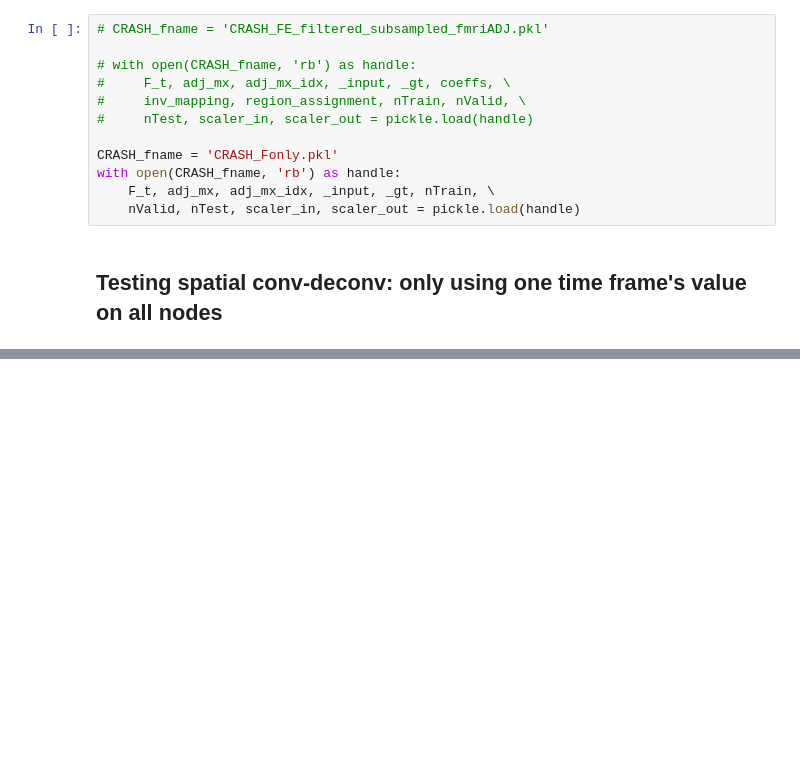
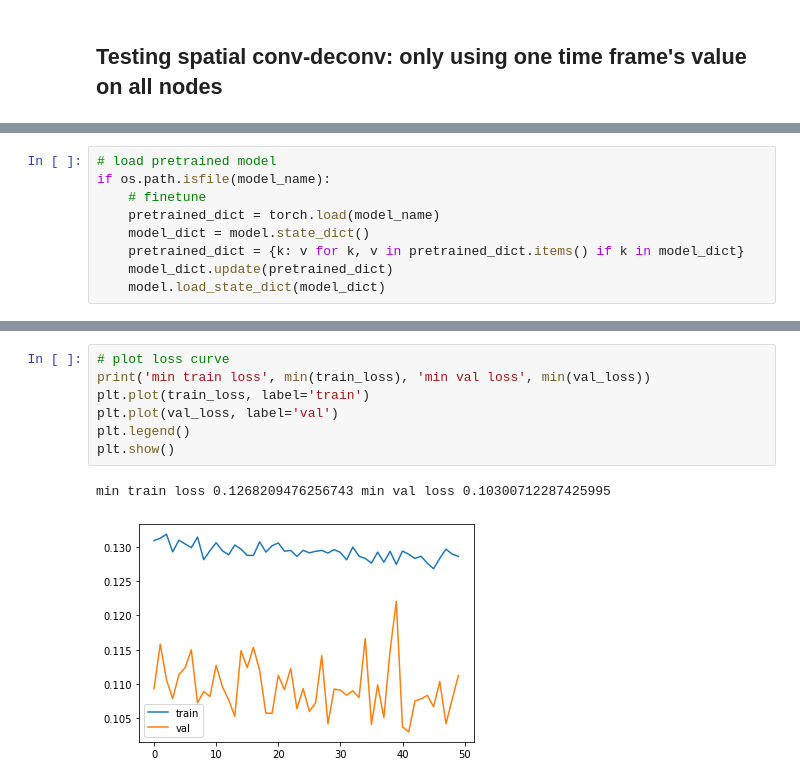
Before and after one commit to sklin93/Graph-WaveNet, a Jupyter notebook: simple_g_deconv.ipynb, the cells around one changed output, grey strips where cells are left out. Cells and saved outputs as stored; diff of their text form; blank space fills up the shorter version.

```diff
--- a/simple_g_deconv.ipynb
+++ b/simple_g_deconv.ipynb
@@ -25,14 +1,2 @@ if torch.cuda.is_available():
-# %%
-# CRASH_fname = 'CRASH_FE_filtered_subsampled_fmriADJ.pkl'
-
-# with open(CRASH_fname, 'rb') as handle:
-#     F_t, adj_mx, adj_mx_idx, _input, _gt, coeffs, \
-#     inv_mapping, region_assignment, nTrain, nValid, \
-#     nTest, scaler_in, scaler_out = pickle.load(handle)
-
-CRASH_fname = 'CRASH_Fonly.pkl'
-with open(CRASH_fname, 'rb') as handle:
-    F_t, adj_mx, adj_mx_idx, _input, _gt, nTrain, \
-    nValid, nTest, scaler_in, scaler_out = pickle.load(handle)
 # %% [markdown]
 ##  Testing spatial conv-deconv: only using one time frame's value on all nodes
@@ -54,0 +500,9 @@ y = torch.tensor(y).to(device)
+# %%
+# load pretrained model
+if os.path.isfile(model_name):
+    # finetune
+    pretrained_dict = torch.load(model_name)
+    model_dict = model.state_dict()
+    pretrained_dict = {k: v for k, v in pretrained_dict.items() if k in model_dict}
+    model_dict.update(pretrained_dict)
+    model.load_state_dict(model_dict)
@@ -54,0 +578,10 @@ y = torch.tensor(y).to(device)
+# %%
+# plot loss curve
+print('min train loss', min(train_loss), 'min val loss', min(val_loss))
+plt.plot(train_loss, label='train')
+plt.plot(val_loss, label='val')
+plt.legend()
+plt.show()
+# %% [output]
+min train loss 0.1268209476256743 min val loss 0.10300712287425995
+[figure, added]
```
Also changed, not shown: parts of 15 cells of this notebook, 3 other files.
